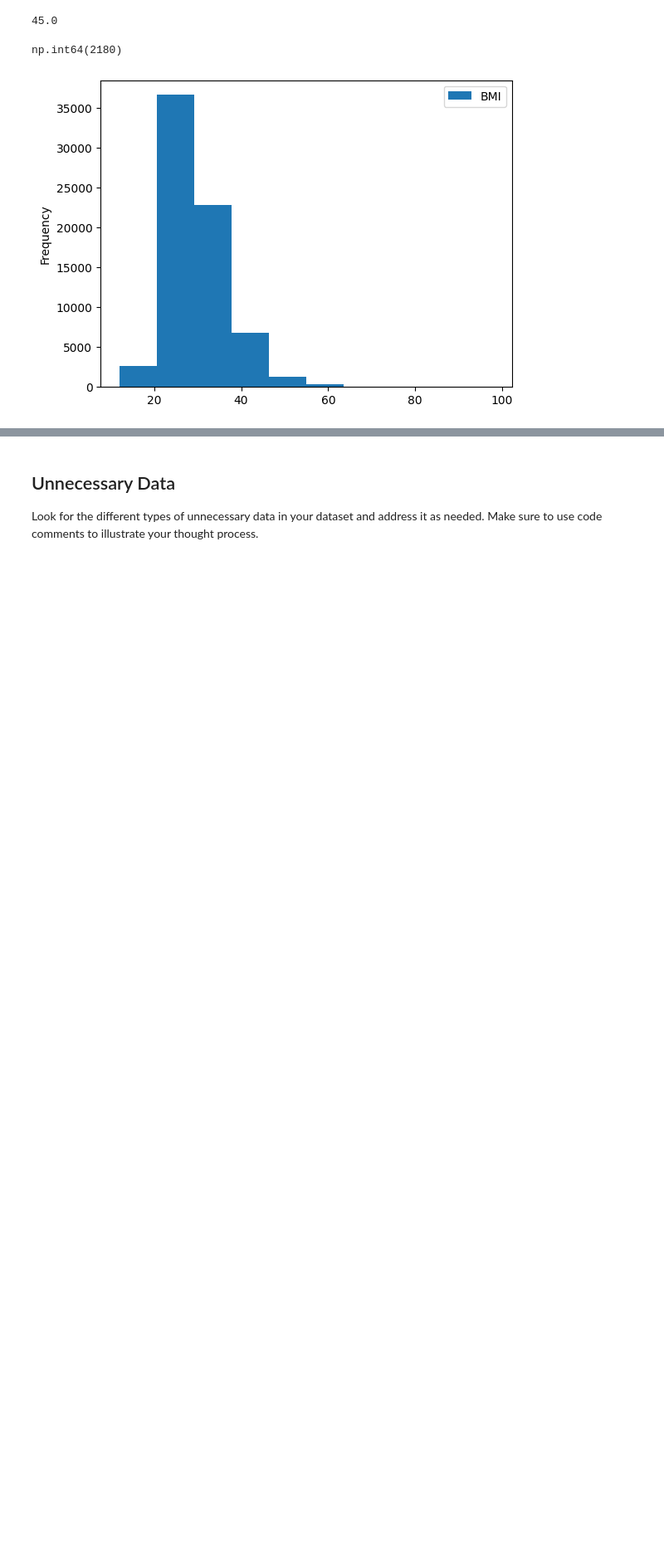
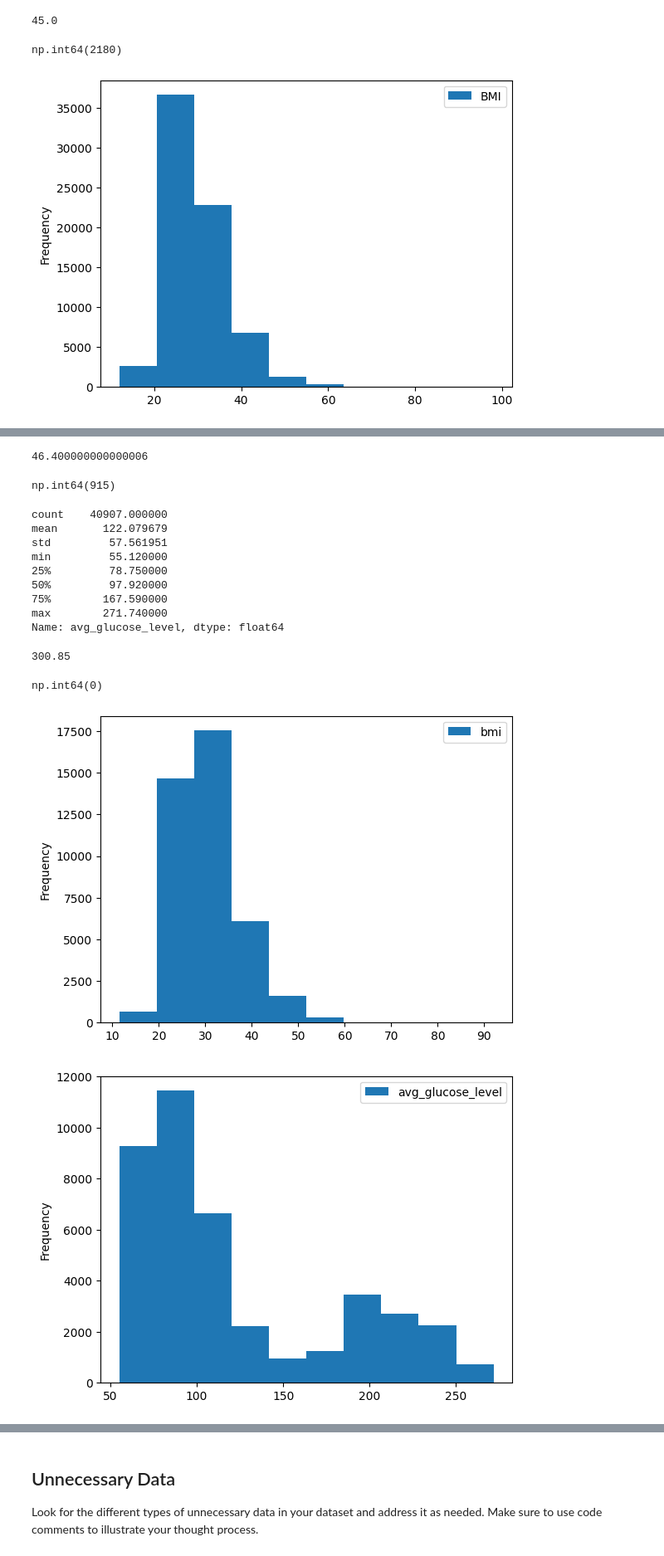
Before and after one commit to mcampbell07/cleaning-data-checkpoint, a Jupyter notebook: checkpoint-three.ipynb, the cells around one changed output, grey strips where cells are left out. Shown: that part at 83% size. Saved outputs shown, nothing was run; the diff lists cells and outputs as text; code cells hidden in the pictures; blank space fills up the shorter version.

```diff
--- a/checkpoint-three.ipynb
+++ b/checkpoint-three.ipynb
@@ -147,3 +148,24 @@ Name: BMI, dtype: float64
 45.0
 np.int64(2180)
 [figure]
+# %%
+# using histogram to visualize outliers in stroke df
+display(stroke_df.plot.hist(column="bmi"))
+display(stroke_df.plot.hist(column="avg_glucose_level"))
+
+
+# using IQR to find upper a lower fences
+display(stroke_df['bmi'].describe())
+iqr_strokebmi=34.1-25.9
+upper_fence_strokebmi= 34.1 + 1.5 * iqr_strokebmi
+# lower_fence_strokeavg_glucose= 167.59 + 1.5 * iqr_strokeavg_glucose
+print(upper_fence_strokebmi)
+display((stroke_df['bmi'] > 46.4).sum())
+
+display(stroke_df['avg_glucose_level'].describe())
+iqr_strokeavg_glucose=167.59-78.75
+upper_fence_strokeavg_glucose= 167.59 + 1.5 * iqr_strokeavg_glucose
+# lower_fence_strokeavg_glucose= 167.59 + 1.5 * iqr_strokeavg_glucose
+print(upper_fence_strokeavg_glucose)
+display((stroke_df['avg_glucose_level'] > 300.85).sum())
+# %% [output]
@@ -149,0 +183,15 @@ np.int64(2180)
+46.400000000000006
+np.int64(915)
+count    40907.000000
+mean       122.079679
+std         57.561951
+min         55.120000
+25%         78.750000
+50%         97.920000
+75%        167.590000
+max        271.740000
+Name: avg_glucose_level, dtype: float64
+300.85
+np.int64(0)
+[figure, added]
+[figure, added]
```
Also changed, not shown: parts of 6 cells of this notebook.
